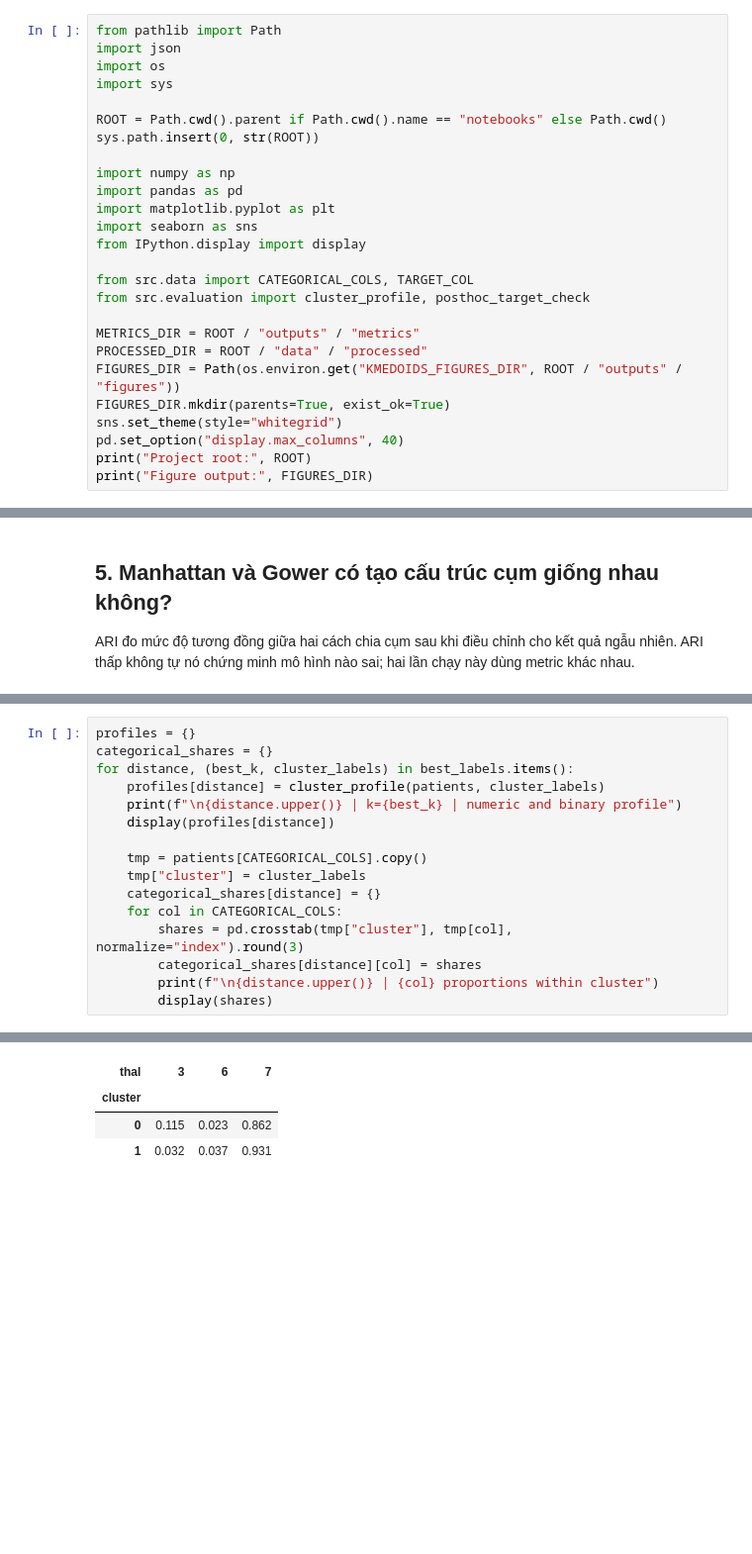
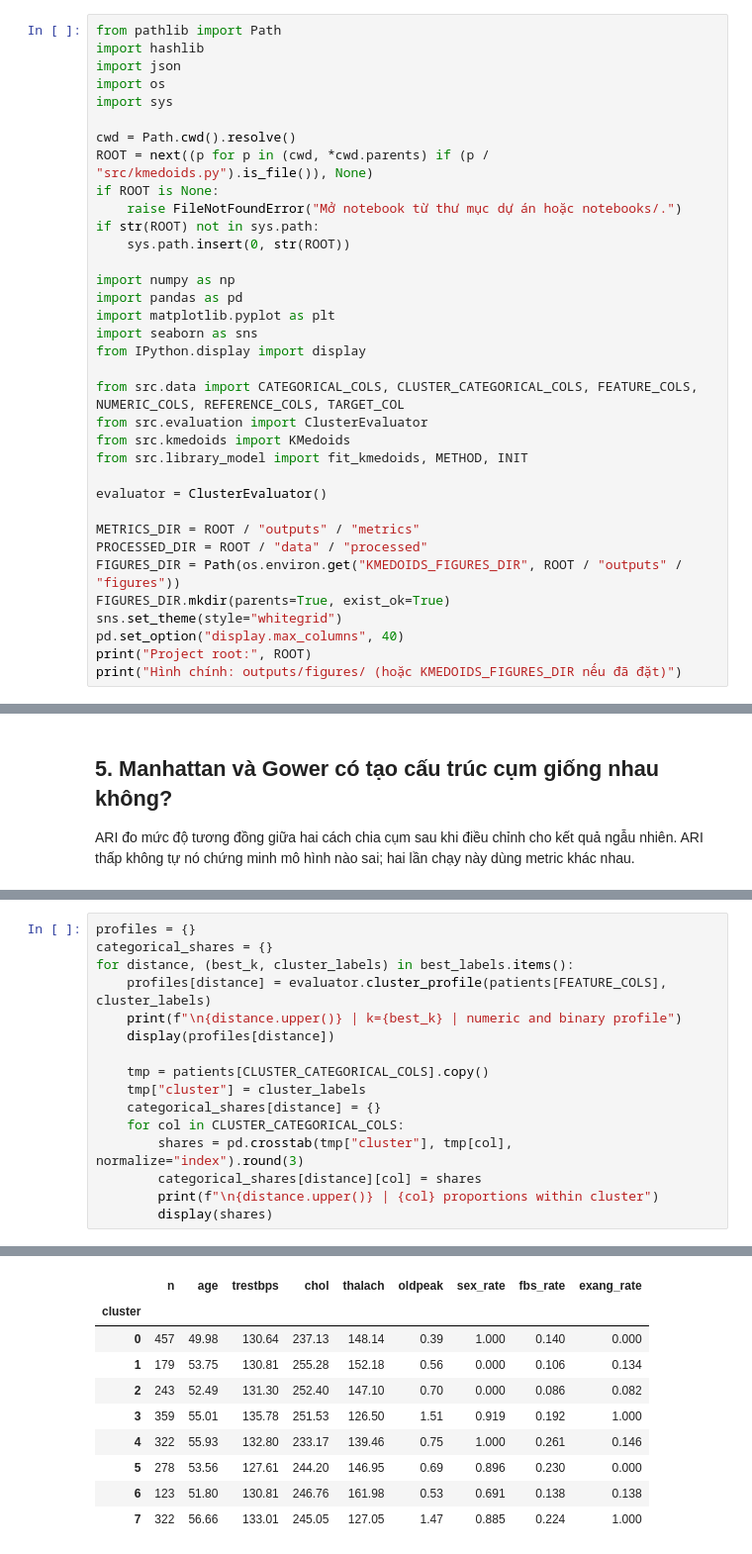
Before and after one commit to HaVuHongPhuc/Clustering_of_patients_with_heart_disease_KMedoids, a Jupyter notebook: notebooks/02_experiment_analysis.ipynb, the cells around one changed output, grey strips where cells are left out. Shown at 99% size. Drawn from its saved outputs; the diff is of its cells as text; blank space fills up the shorter version.

```diff
--- a/notebooks/02_experiment_analysis.ipynb
+++ b/notebooks/02_experiment_analysis.ipynb
@@ -10,12 +10,17 @@ Notebook này đọc và phân tích kết quả đã lưu; không fit/chạy l
 Mặc định hình lưu vào `outputs/figures/`. Khi kiểm tra notebook, có thể đặt biến môi trường `KMEDOIDS_FIGURES_DIR` để ghi sang thư mục khác.
 # %%
 from pathlib import Path
+import hashlib
 import json
 import os
 import sys
 
-ROOT = Path.cwd().parent if Path.cwd().name == "notebooks" else Path.cwd()
-sys.path.insert(0, str(ROOT))
+cwd = Path.cwd().resolve()
+ROOT = next((p for p in (cwd, *cwd.parents) if (p / "src/kmedoids.py").is_file()), None)
+if ROOT is None:
+    raise FileNotFoundError("Mở notebook từ thư mục dự án hoặc notebooks/.")
+if str(ROOT) not in sys.path:
+    sys.path.insert(0, str(ROOT))
 
 import numpy as np
 import pandas as pd
@@ -23,8 +28,12 @@ import matplotlib.pyplot as plt
 import seaborn as sns
 from IPython.display import display
 
-from src.data import CATEGORICAL_COLS, TARGET_COL
-from src.evaluation import cluster_profile, posthoc_target_check
+from src.data import CATEGORICAL_COLS, CLUSTER_CATEGORICAL_COLS, FEATURE_COLS, NUMERIC_COLS, REFERENCE_COLS, TARGET_COL
+from src.evaluation import ClusterEvaluator
+from src.kmedoids import KMedoids
+from src.library_model import fit_kmedoids, METHOD, INIT
+
+evaluator = ClusterEvaluator()
 
 METRICS_DIR = ROOT / "outputs" / "metrics"
 PROCESSED_DIR = ROOT / "data" / "processed"
@@ -33,5 +42,5 @@ FIGURES_DIR.mkdir(parents=True, exist_ok=True)
 sns.set_theme(style="whitegrid")
 pd.set_option("display.max_columns", 40)
 print("Project root:", ROOT)
-print("Figure output:", FIGURES_DIR)
+print("Hình chính: outputs/figures/ (hoặc KMEDOIDS_FIGURES_DIR nếu đã đặt)")
 # %% [output]
@@ -186,14 +224,14 @@ Thống kê dùng giá trị gốc đã tiền xử lý trong `heart_dedup.csv`,
 profiles = {}
 categorical_shares = {}
 for distance, (best_k, cluster_labels) in best_labels.items():
-    profiles[distance] = cluster_profile(patients, cluster_labels)
+    profiles[distance] = evaluator.cluster_profile(patients[FEATURE_COLS], cluster_labels)
     print(f"\n{distance.upper()} | k={best_k} | numeric and binary profile")
     display(profiles[distance])
 
-    tmp = patients[CATEGORICAL_COLS].copy()
+    tmp = patients[CLUSTER_CATEGORICAL_COLS].copy()
     tmp["cluster"] = cluster_labels
     categorical_shares[distance] = {}
-    for col in CATEGORICAL_COLS:
+    for col in CLUSTER_CATEGORICAL_COLS:
         shares = pd.crosstab(tmp["cluster"], tmp[col], normalize="index").round(3)
         categorical_shares[distance][col] = shares
         print(f"\n{distance.upper()} | {col} proportions within cluster")
@@ -228,4 +266,10 @@ MANHATTAN | thal proportions within cluster
-| thal | 3 | 6 | 7 |
-| cluster |  |  |  |
-| 0 | 0.115 | 0.023 | 0.862 |
-| 1 | 0.032 | 0.037 | 0.931 |
+|  | n | age | trestbps | chol | thalach | oldpeak | sex_rate | fbs_rate | exang_rate |
+| cluster |  |  |  |  |  |  |  |  |  |
+| 0 | 457 | 49.98 | 130.64 | 237.13 | 148.14 | 0.39 | 1.000 | 0.140 | 0.000 |
+| 1 | 179 | 53.75 | 130.81 | 255.28 | 152.18 | 0.56 | 0.000 | 0.106 | 0.134 |
+| 2 | 243 | 52.49 | 131.30 | 252.40 | 147.10 | 0.70 | 0.000 | 0.086 | 0.082 |
+| 3 | 359 | 55.01 | 135.78 | 251.53 | 126.50 | 1.51 | 0.919 | 0.192 | 1.000 |
+| 4 | 322 | 55.93 | 132.80 | 233.17 | 139.46 | 0.75 | 1.000 | 0.261 | 0.146 |
+| 5 | 278 | 53.56 | 127.61 | 244.20 | 146.95 | 0.69 | 0.896 | 0.230 | 0.000 |
+| 6 | 123 | 51.80 | 130.81 | 246.76 | 161.98 | 0.53 | 0.691 | 0.138 | 0.138 |
+| 7 | 322 | 56.66 | 133.01 | 245.05 | 127.05 | 1.47 | 0.885 | 0.224 | 1.000 |
```
Also changed, not shown: parts of 27 cells of this notebook, 11 other files.
